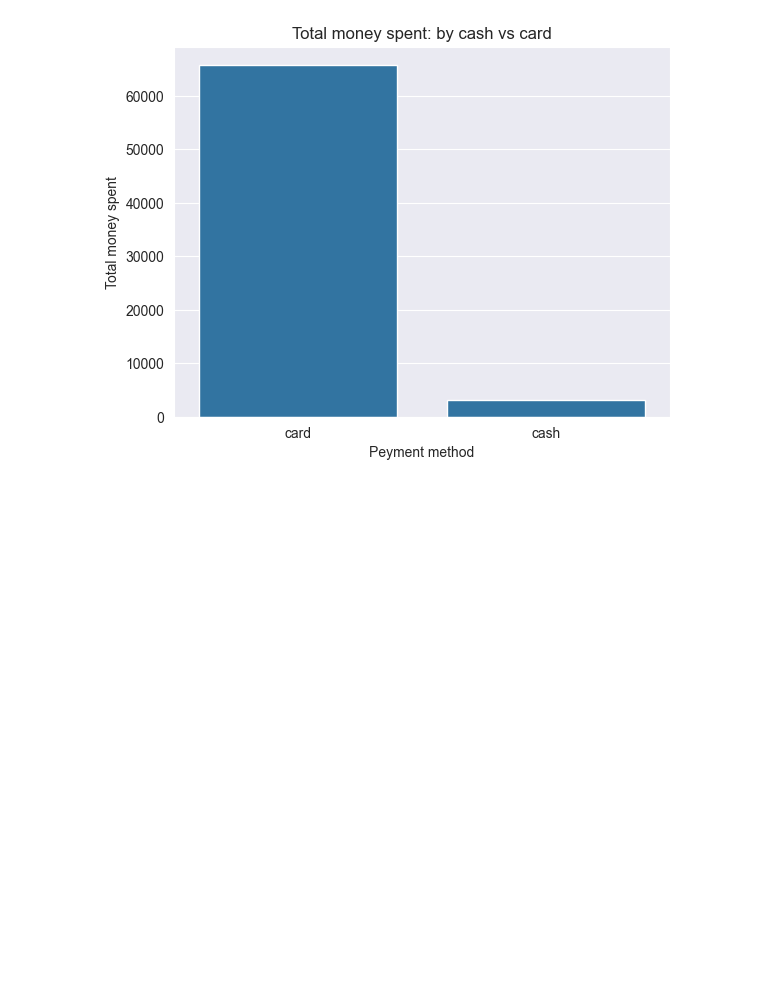
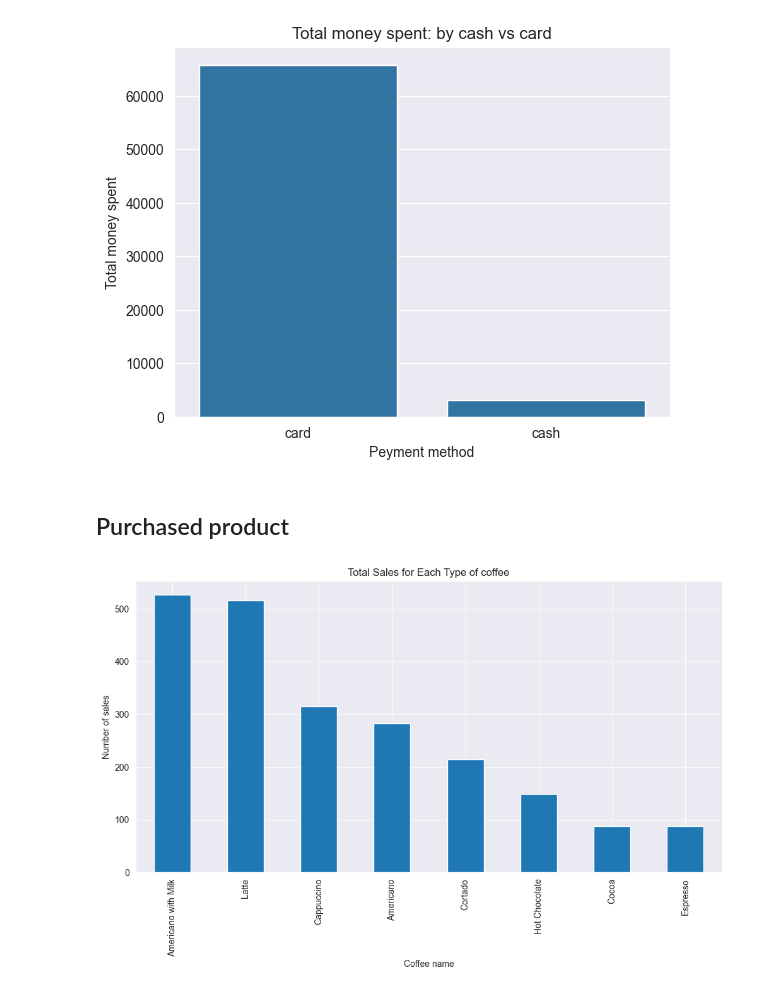
Before and after one commit to olga3553/Sales-analysis, a Jupyter notebook: Coffee_Sales/Coffee_Sales.ipynb, the cells around one changed output. Drawn from its saved outputs; the diff is of its cells as text; code cells hidden in the pictures; blank space fills up the shorter version.

Commit message:
update coffee sales

```diff
--- a/Coffee_Sales/Coffee_Sales.ipynb
+++ b/Coffee_Sales/Coffee_Sales.ipynb
@@ -7,7 +9,7 @@ import seaborn as sns
 # %% [markdown]
 ## Loading data
 # %%
-df = pd.read_csv('Coffee_Sales.csv')
+df = pd.read_csv('../datasets/Coffee_Sales.csv')
 
 df['date'] = pd.to_datetime(df['date'], format='%Y-%m-%d')
 df['datetime'] = pd.to_datetime(df['datetime'], format='%Y-%m-%d %H:%M:%S.%f')
@@ -110,3 +112,15 @@ plt.show()
 0      card  65816.52
 1      cash   3186.00
 [figure]
+# %% [markdown]
+## Purchased product
+# %%
+total_sales_by_store = df.groupby('coffee_name')['money'].count().sort_values(ascending=False)
+
+total_sales_by_store.plot(kind='bar', figsize=(12, 6))
+plt.title('Total Sales for Each Type of coffee')
+plt.xlabel('Coffee name')
+plt.ylabel('Number of sales')
+plt.show()
+# %% [output]
+[figure, added]
```
Also changed, not shown: parts of 8 cells of this notebook, 1 other file.
